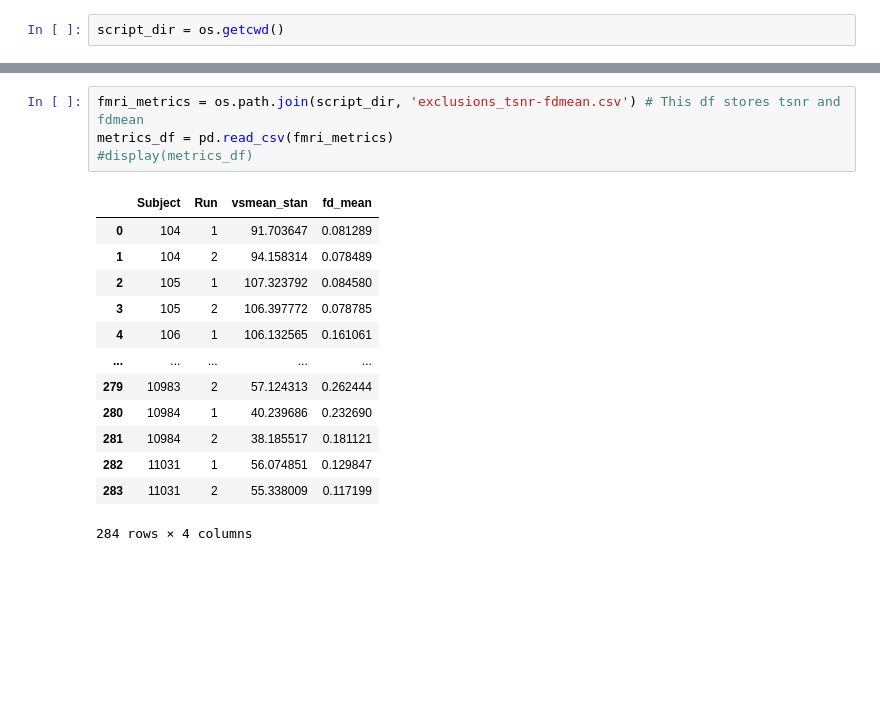
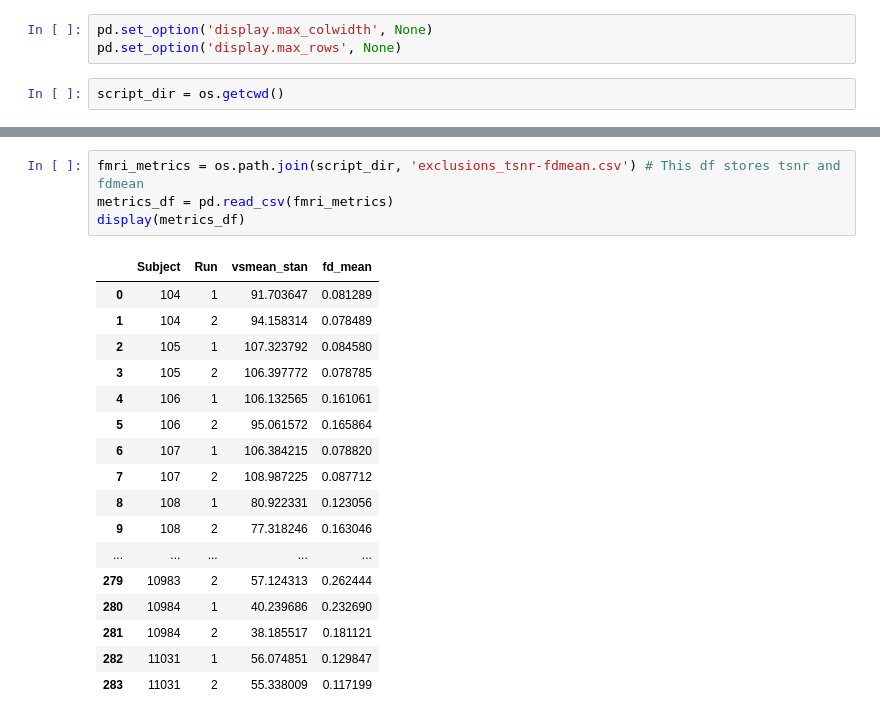
Before and after one commit to DVS-Lab/sharedreward-aging, a Jupyter notebook: code/sharedreward-covariates.ipynb, the cells around one changed output, grey strips where cells are left out. Saved outputs shown, nothing was run; the diff lists cells and outputs as text; blank space fills up the shorter version.

```diff
--- a/code/sharedreward-covariates.ipynb
+++ b/code/sharedreward-covariates.ipynb
@@ -4,5 +9,8 @@ import matplotlib.pyplot as plt
 import pandas as pd
 import numpy as np
 import os
+# %%
+pd.set_option('display.max_colwidth', None)
+pd.set_option('display.max_rows', None)
 # %%
 script_dir = os.getcwd()
@@ -27,21 +71,25 @@ logs_df = pd.read_csv(logs)
 # %%
 fmri_metrics = os.path.join(script_dir, 'exclusions_tsnr-fdmean.csv') # This df stores tsnr and fdmean
 metrics_df = pd.read_csv(fmri_metrics)
-#display(metrics_df)
+display(metrics_df)
 # %% [output]
 |  | Subject | Run | vsmean_stan | fd_mean |
 | 0 | 104 | 1 | 91.703647 | 0.081289 |
 | 1 | 104 | 2 | 94.158314 | 0.078489 |
 | 2 | 105 | 1 | 107.323792 | 0.084580 |
 | 3 | 105 | 2 | 106.397772 | 0.078785 |
 | 4 | 106 | 1 | 106.132565 | 0.161061 |
+| 5 | 106 | 2 | 95.061572 | 0.165864 |
+| 6 | 107 | 1 | 106.384215 | 0.078820 |
+| 7 | 107 | 2 | 108.987225 | 0.087712 |
+| 8 | 108 | 1 | 80.922331 | 0.123056 |
+| 9 | 108 | 2 | 77.318246 | 0.163046 |
 | ... | ... | ... | ... | ... |
 | 279 | 10983 | 2 | 57.124313 | 0.262444 |
 | 280 | 10984 | 1 | 40.239686 | 0.232690 |
 | 281 | 10984 | 2 | 38.185517 | 0.181121 |
 | 282 | 11031 | 1 | 56.074851 | 0.129847 |
 | 283 | 11031 | 2 | 55.338009 | 0.117199 |
-284 rows × 4 columns
 # %%
 fsl_inputs = os.path.join(script_dir, 'L3inputs.csv') # This df stores the relevant FSL inputs
 fsl_df = pd.read_csv(fsl_inputs)
```
Also changed, not shown: parts of 19 cells of this notebook.
